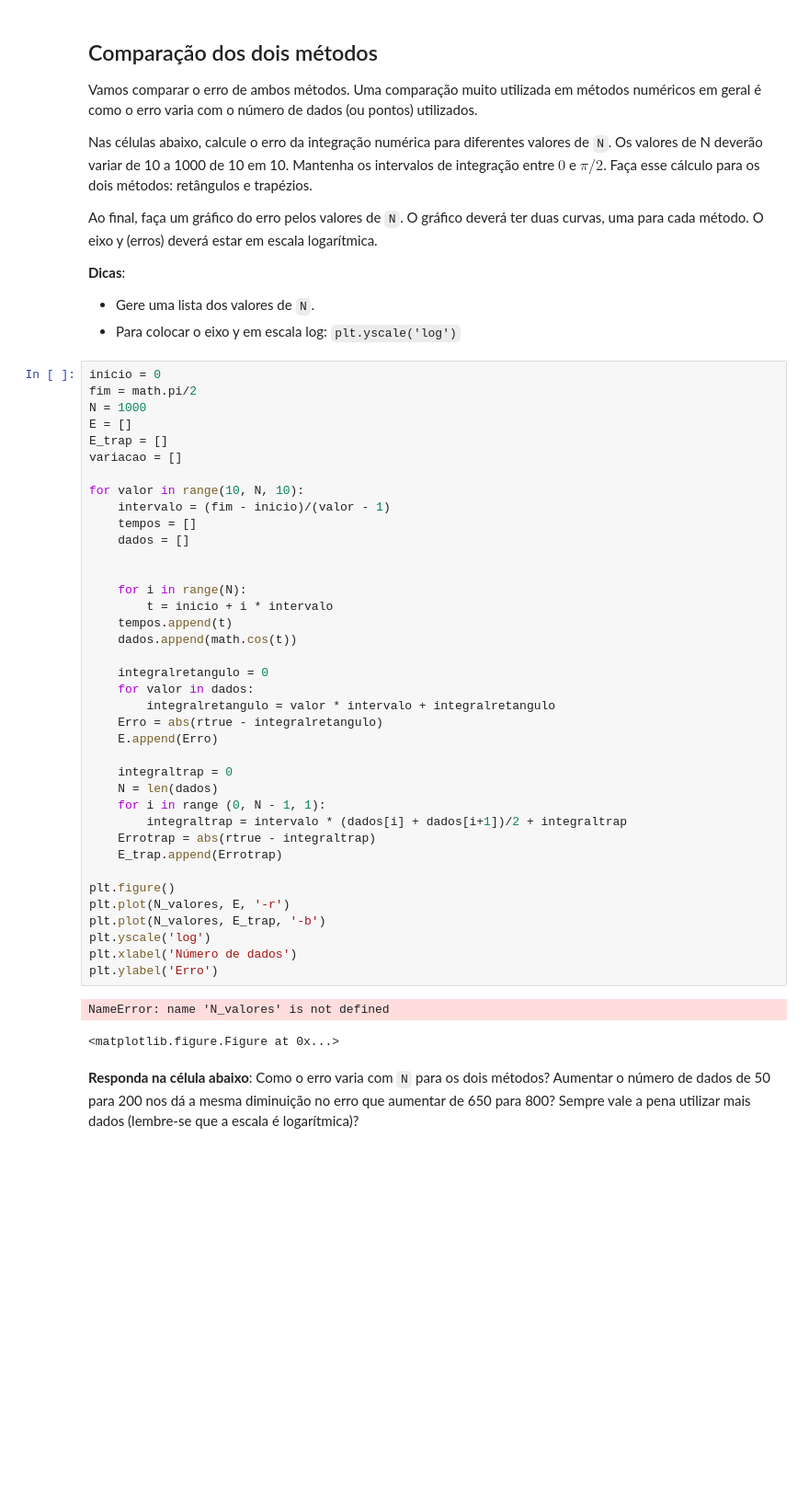
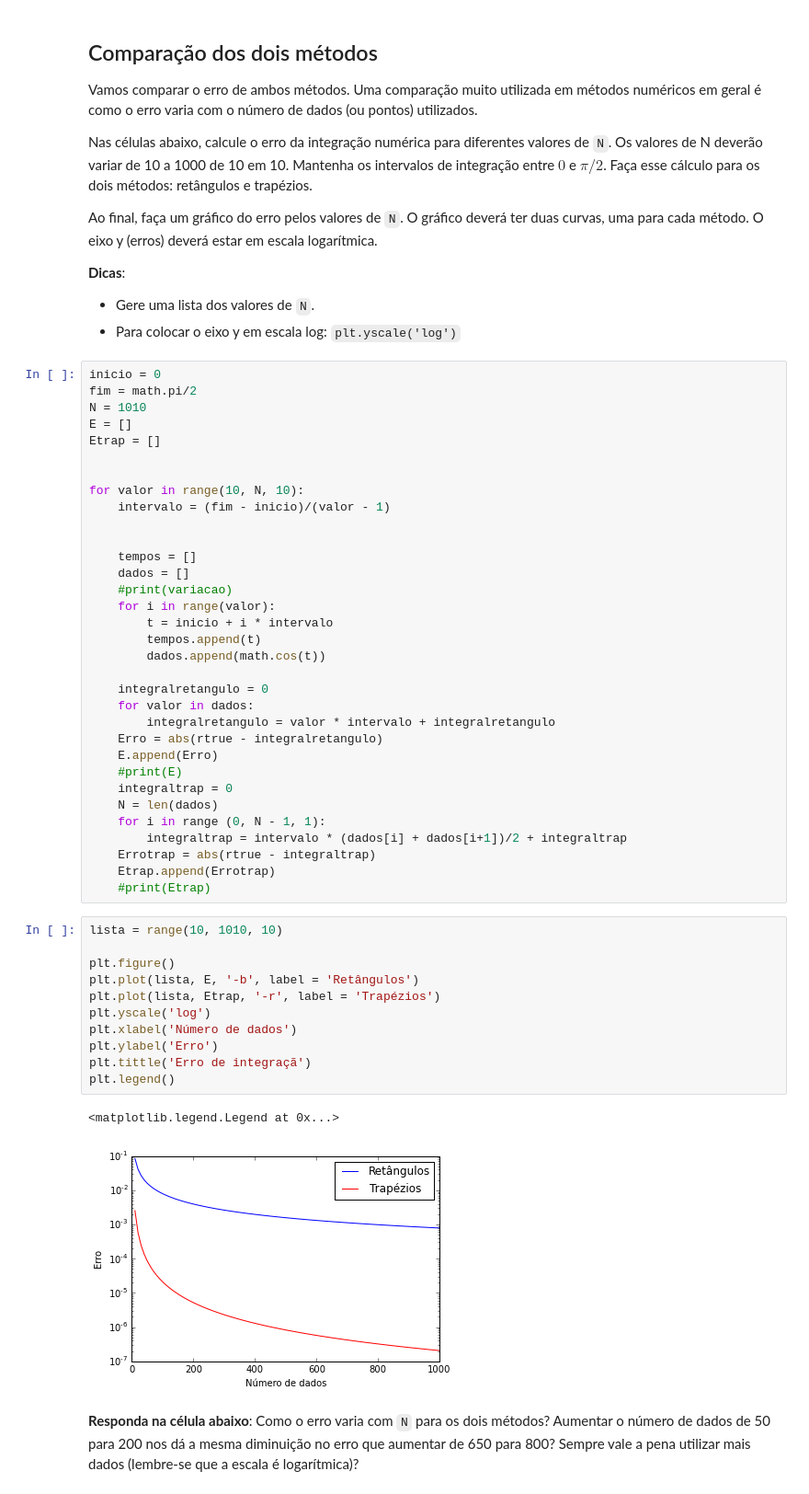
Before and after one commit to mat-esp-2015/integracao-oceanmath-pratica-4, a Jupyter notebook: tarefa-integracao.ipynb, the cells around one changed output. Shown at 92% size. Saved outputs shown, nothing was run; the diff lists cells and outputs as text; blank space fills up the shorter version.

Commit message:
criacao do grafico de erro de integracao numerica

```diff
--- a/tarefa-integracao.ipynb
+++ b/tarefa-integracao.ipynb
@@ -170,44 +170,50 @@ Ao final, faça um gráfico do erro pelos valores de `N`. O gráfico deverá ter
 # %%
 inicio = 0
 fim = math.pi/2
-N = 1000
+N = 1010
 E = []
-E_trap = []
-variacao = []
+Etrap = []
+
 
 for valor in range(10, N, 10):
     intervalo = (fim - inicio)/(valor - 1)
+
+
     tempos = []
     dados = []
-
-
-    for i in range(N):
+    #print(variacao)
+    for i in range(valor):
         t = inicio + i * intervalo
-    tempos.append(t)
-    dados.append(math.cos(t))
+        tempos.append(t)
+        dados.append(math.cos(t))
 
     integralretangulo = 0
     for valor in dados:
         integralretangulo = valor * intervalo + integralretangulo
     Erro = abs(rtrue - integralretangulo)
     E.append(Erro)
-
+    #print(E)
     integraltrap = 0
     N = len(dados)
     for i in range (0, N - 1, 1):
         integraltrap = intervalo * (dados[i] + dados[i+1])/2 + integraltrap
     Errotrap = abs(rtrue - integraltrap)
-    E_trap.append(Errotrap)
-
-plt.figure()
-plt.plot(N_valores, E, '-r')
-plt.plot(N_valores, E_trap, '-b')
-plt.yscale('log')
-plt.xlabel('Número de dados')
-plt.ylabel('Erro')
+    Etrap.append(Errotrap)
+    #print(Etrap)
-# %% [output]
-NameError: name 'N_valores' is not defined
-<matplotlib.figure.Figure at 0x...>
+# %%
+lista = range(10, 1010, 10)
+
+plt.figure()
+plt.plot(lista, E, '-b', label = 'Retângulos')
+plt.plot(lista, Etrap, '-r', label = 'Trapézios')
+plt.yscale('log')
+plt.xlabel('Número de dados')
+plt.ylabel('Erro')
+plt.tittle('Erro de integraçã')
+plt.legend()
+# %% [output]
+<matplotlib.legend.Legend at 0x...>
+[figure, added]
 # %% [markdown]
 **Responda na célula abaixo**: Como o erro varia com `N` para os dois métodos? Aumentar o número de dados de 50 para 200 nos dá a mesma diminuição no erro que aumentar de 650 para 800? Sempre vale a pena utilizar mais dados (lembre-se que a escala é logarítmica)?
 # %% [markdown]
```
